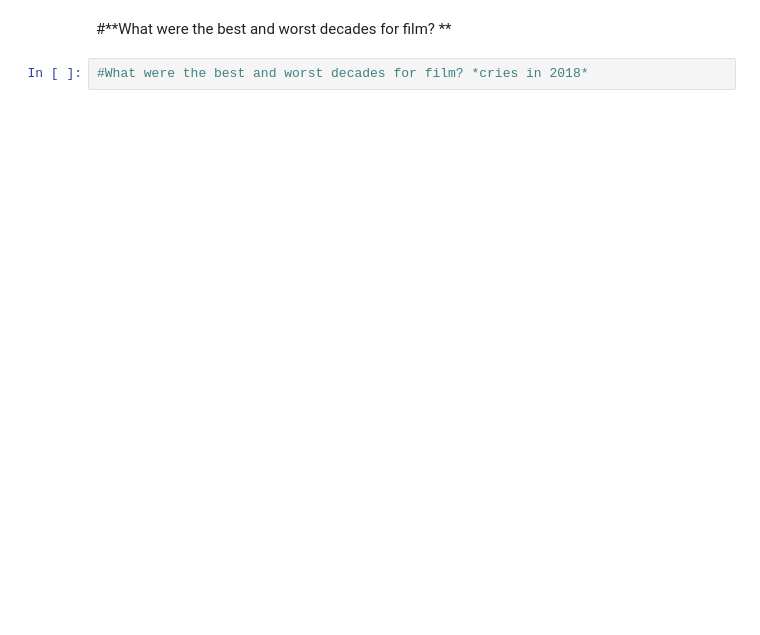
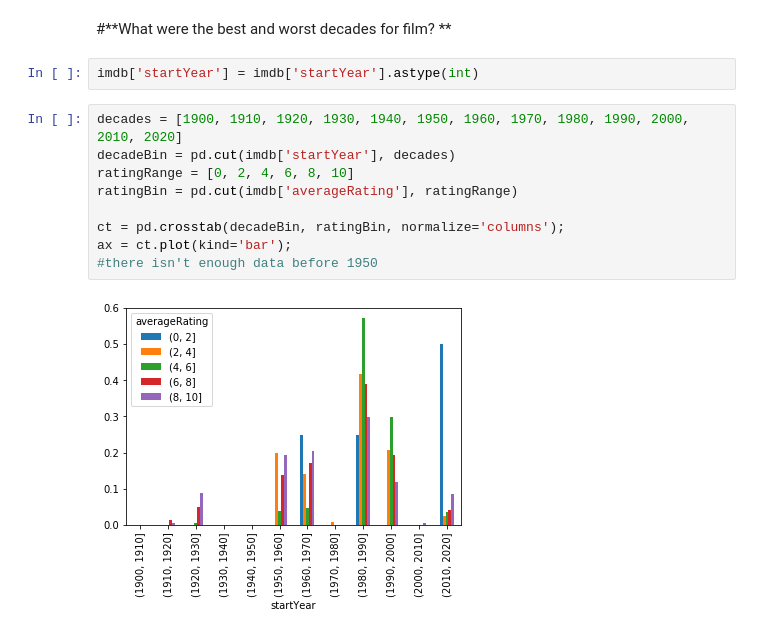
Before and after one commit to LambdaSchool/DS-Unit-1-Sprint-5-Data-Storytelling-Blog-Post, a Jupyter notebook: TristaWeek5.ipynb, the cells around one changed output. Drawn from its saved outputs; the diff is of its cells as text; blank space fills up the shorter version.

```diff
--- a/TristaWeek5.ipynb
+++ b/TristaWeek5.ipynb
@@ -540,5 +554,16 @@ imdb['isAdult'].value_counts() #lol
 Name: isAdult, dtype: int64
 # %% [markdown]
 #**What were the best and worst decades for film? **
-# %%
-#What were the best and worst decades for film? *cries in 2018*
+# %%
+imdb['startYear'] = imdb['startYear'].astype(int)
+# %%
+decades = [1900, 1910, 1920, 1930, 1940, 1950, 1960, 1970, 1980, 1990, 2000, 2010, 2020]
+decadeBin = pd.cut(imdb['startYear'], decades)
+ratingRange = [0, 2, 4, 6, 8, 10]
+ratingBin = pd.cut(imdb['averageRating'], ratingRange)
+
+ct = pd.crosstab(decadeBin, ratingBin, normalize='columns');
+ax = ct.plot(kind='bar');
+#there isn't enough data before 1950
+# %% [output]
+[figure, added]
```
Also changed, not shown: parts of 24 cells of this notebook.
